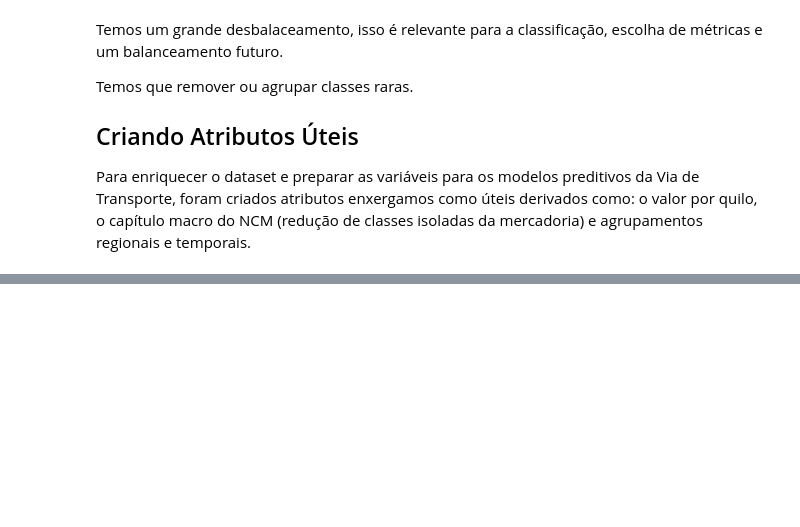
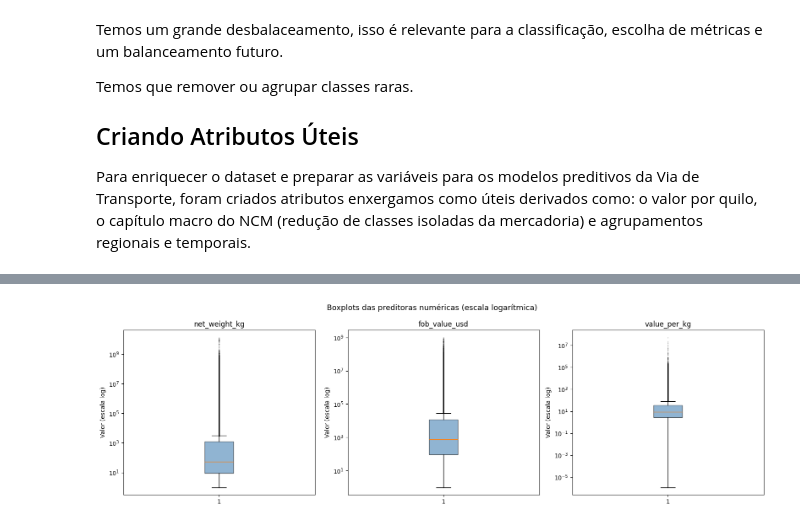
Before and after one commit to PamLissa/br-foreign-trade-analysis, a Jupyter notebook: milestone-2/notebooks/export_data_wrangling.ipynb, the cells around one changed output, grey strips where cells are left out. Drawn from its saved outputs; the diff is of its cells as text; code cells hidden in the pictures; blank space fills up the shorter version.

Commit message:
feat: (section-2) analyze outliers in numeric predictors using IQR

```diff
--- a/milestone-2/notebooks/export_data_wrangling.ipynb
+++ b/milestone-2/notebooks/export_data_wrangling.ipynb
@@ -445,0 +493,18 @@ Criados 9 atributos derivados: `month_name`, `value_per_kg`, `quarter`, `semeste
+# %%
+fig, axes = plt.subplots(1, 3, figsize=(16, 5))
+
+for ax, col in zip(axes, numeric_cols):
+    data = export_df[col].dropna()
+    data = data[data > 0]
+    ax.boxplot(data, vert=True, patch_artist=True,
+               boxprops=dict(facecolor="steelblue", alpha=0.6),
+               flierprops=dict(marker=".", markersize=1, alpha=0.3, color="tomato"))
+    ax.set_yscale("log")
+    ax.set_title(col)
+    ax.set_ylabel("Valor (escala log)")
+
+plt.suptitle("Boxplots das preditoras numéricas (escala logarítmica)", fontsize=13)
+plt.tight_layout()
+plt.show()
+# %% [output]
+[figure, added]
```
Also changed, not shown: parts of 5 cells of this notebook.
